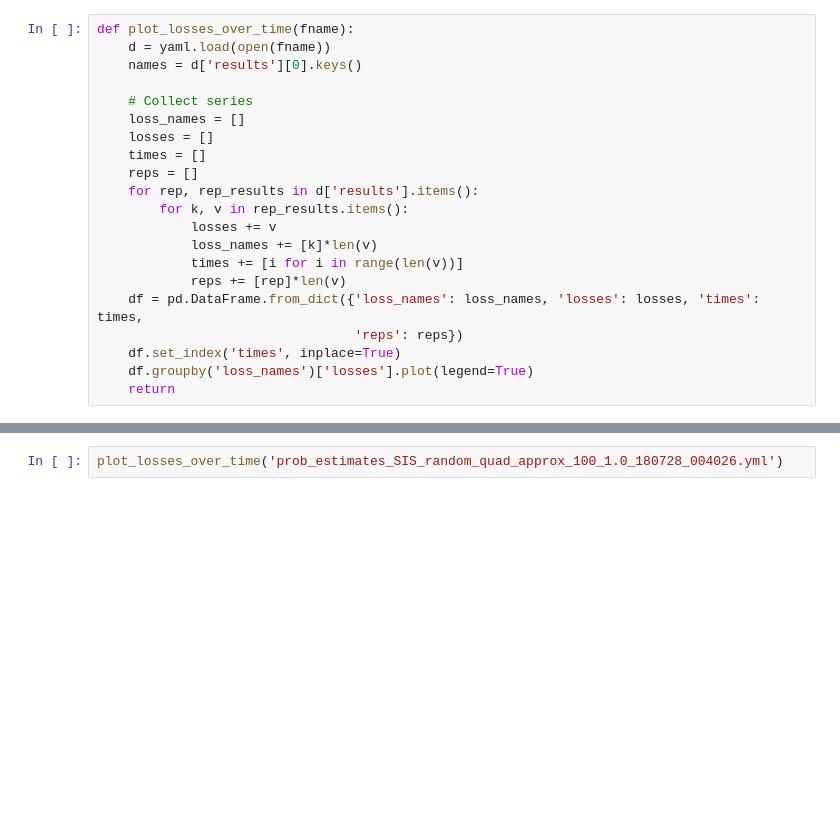
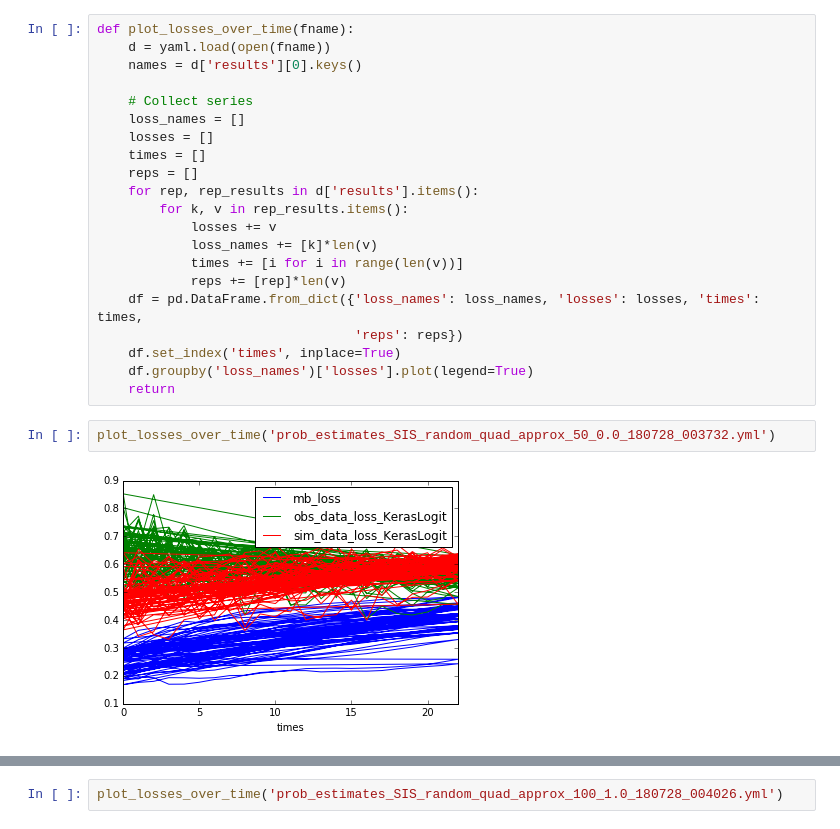
Before and after one commit to jclifton333/spatial-RL, a Jupyter notebook: analysis/results/probability-estimate-losses.ipynb, the cells around one changed output, grey strips where cells are left out. Cells and saved outputs as stored; diff of their text form; blank space fills up the shorter version.

```diff
--- a/analysis/results/probability-estimate-losses.ipynb
+++ b/analysis/results/probability-estimate-losses.ipynb
@@ -27,3 +27,7 @@ def plot_losses_over_time(fname):
     df.set_index('times', inplace=True)
     df.groupby('loss_names')['losses'].plot(legend=True)
     return
+# %%
+plot_losses_over_time('prob_estimates_SIS_random_quad_approx_50_0.0_180728_003732.yml')
+# %% [output]
+[figure, added]
```
Also changed, not shown: parts of 3 cells of this notebook, 3 other files.
